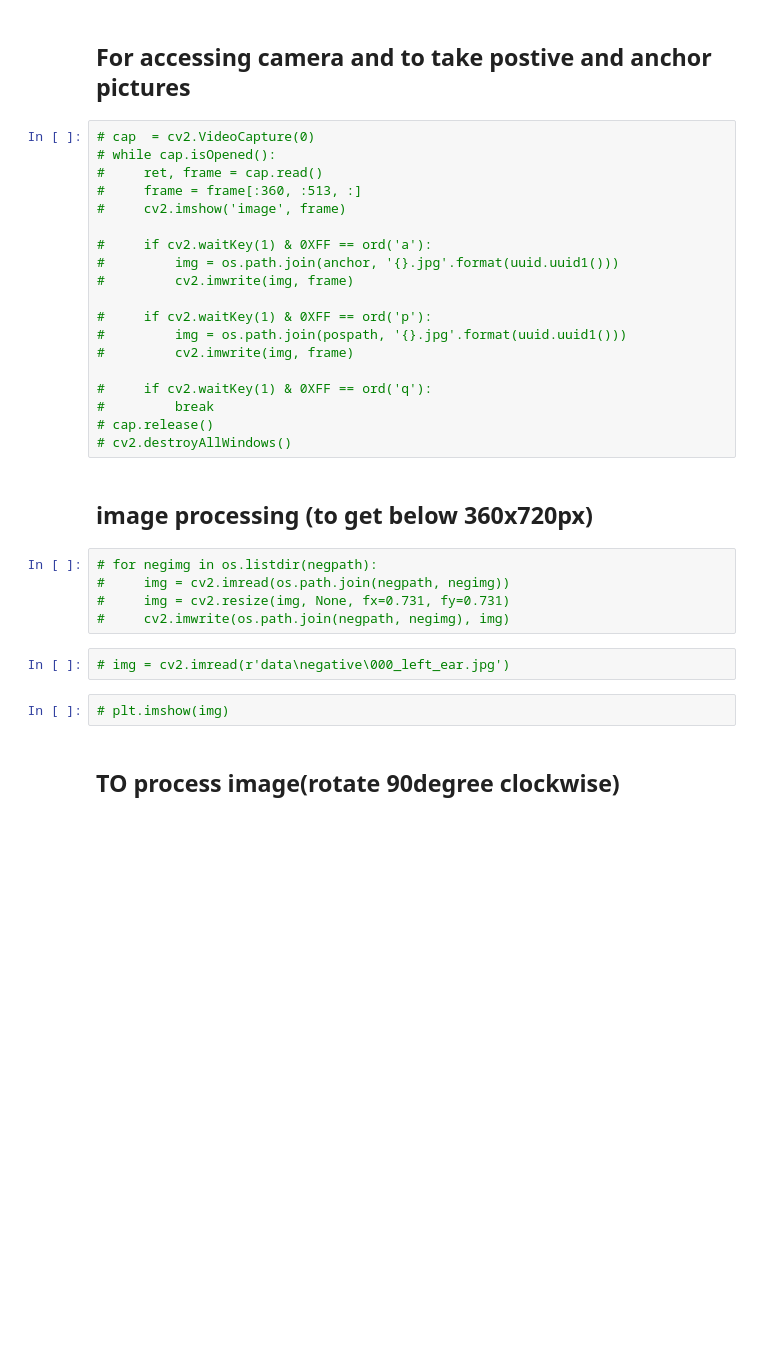
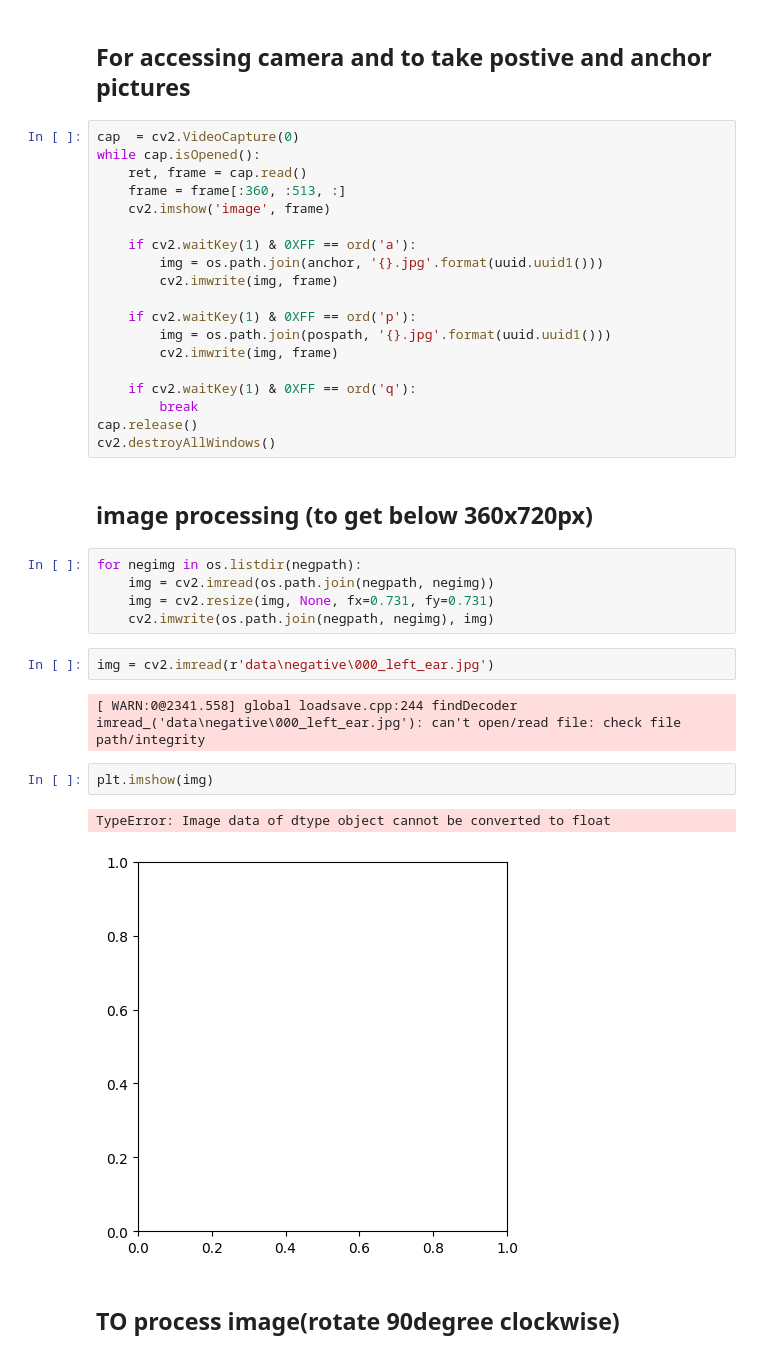
Before and after one commit to phandavinci/earprints, a Jupyter notebook: main.ipynb, the cells around one changed output. Saved outputs shown, nothing was run; the diff lists cells and outputs as text; blank space fills up the shorter version.

```diff
--- a/main.ipynb
+++ b/main.ipynb
@@ -39,35 +39,40 @@ anchor = os.path.join('../data', 'anchor')
 # %% [markdown]
 ## For accessing camera and to take postive and anchor pictures
 # %%
-# cap  = cv2.VideoCapture(0)
-# while cap.isOpened():
-#     ret, frame = cap.read()
-#     frame = frame[:360, :513, :]
-#     cv2.imshow('image', frame)
+cap  = cv2.VideoCapture(0)
+while cap.isOpened():
+    ret, frame = cap.read()
+    frame = frame[:360, :513, :]
+    cv2.imshow('image', frame)
 
-#     if cv2.waitKey(1) & 0XFF == ord('a'):
-#         img = os.path.join(anchor, '{}.jpg'.format(uuid.uuid1()))
-#         cv2.imwrite(img, frame)
+    if cv2.waitKey(1) & 0XFF == ord('a'):
+        img = os.path.join(anchor, '{}.jpg'.format(uuid.uuid1()))
+        cv2.imwrite(img, frame)
 
-#     if cv2.waitKey(1) & 0XFF == ord('p'):
-#         img = os.path.join(pospath, '{}.jpg'.format(uuid.uuid1()))
-#         cv2.imwrite(img, frame)
+    if cv2.waitKey(1) & 0XFF == ord('p'):
+        img = os.path.join(pospath, '{}.jpg'.format(uuid.uuid1()))
+        cv2.imwrite(img, frame)
 
-#     if cv2.waitKey(1) & 0XFF == ord('q'):
-#         break
-# cap.release()
-# cv2.destroyAllWindows()
+    if cv2.waitKey(1) & 0XFF == ord('q'):
+        break
+cap.release()
+cv2.destroyAllWindows()
 # %% [markdown]
 ## image processing (to get below 360x720px)
 # %%
-# for negimg in os.listdir(negpath):
-#     img = cv2.imread(os.path.join(negpath, negimg))
-#     img = cv2.resize(img, None, fx=0.731, fy=0.731)
-#     cv2.imwrite(os.path.join(negpath, negimg), img)
+for negimg in os.listdir(negpath):
+    img = cv2.imread(os.path.join(negpath, negimg))
+    img = cv2.resize(img, None, fx=0.731, fy=0.731)
+    cv2.imwrite(os.path.join(negpath, negimg), img)
 # %%
-# img = cv2.imread(r'data\negative\000_left_ear.jpg')
+img = cv2.imread(r'data\negative\000_left_ear.jpg')
+# %% [output]
+[ WARN:0@2341.558] global loadsave.cpp:244 findDecoder imread_('data\negative\000_left_ear.jpg'): can't open/read file: check file path/integrity
 # %%
-# plt.imshow(img)
+plt.imshow(img)
+# %% [output]
+TypeError: Image data of dtype object cannot be converted to float
+[figure, added]
 # %% [markdown]
 ## TO process image(rotate 90degree clockwise)
 # %%
```
Also changed, not shown: parts of 1 cell of this notebook.
